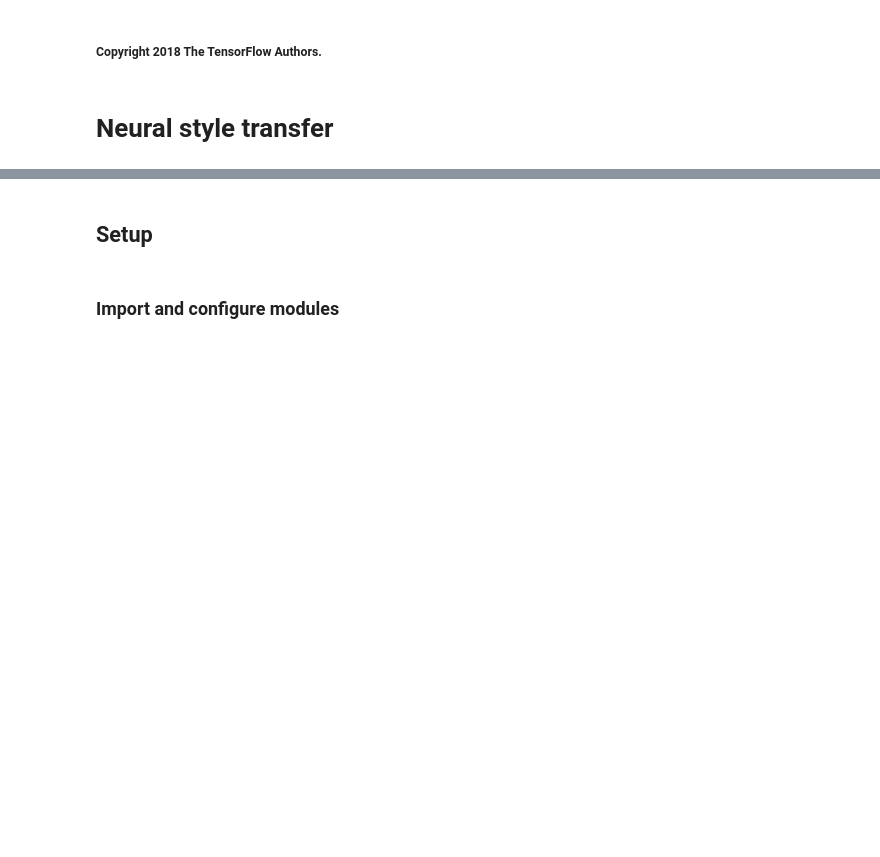
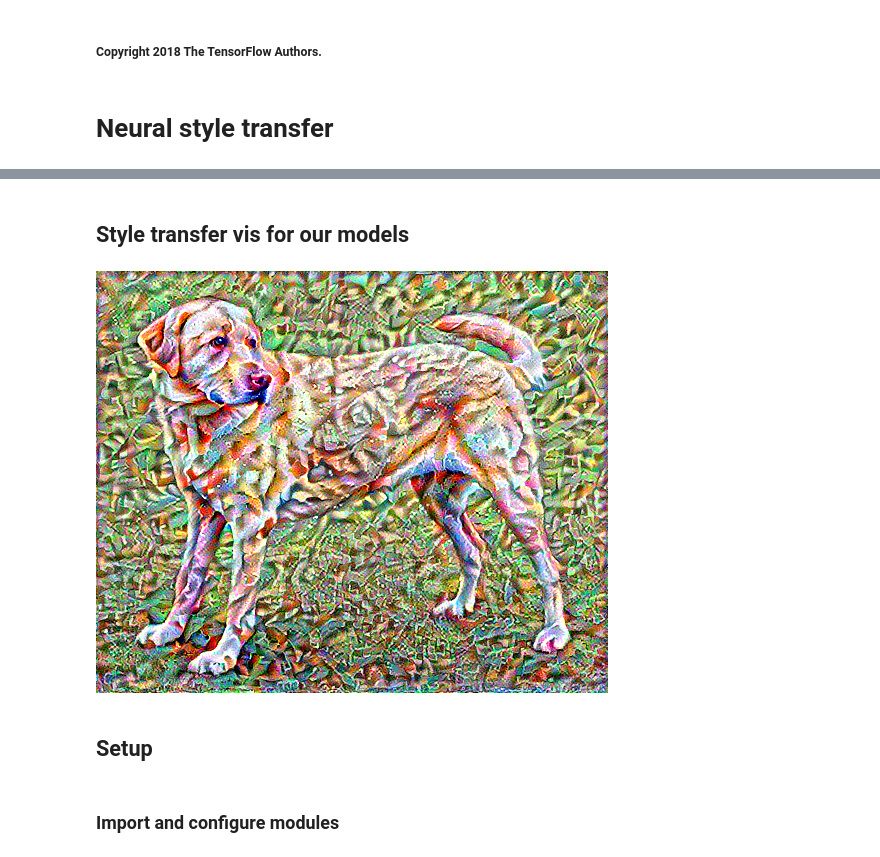
Before and after one commit to mwalmsley/stylish, a Jupyter notebook: offline/style_transfer.ipynb, the cells around one changed output, grey strips where cells are left out. Saved outputs shown, nothing was run; the diff lists cells and outputs as text; code cells hidden in the pictures; blank space fills up the shorter version.

```diff
--- a/offline/style_transfer.ipynb
+++ b/offline/style_transfer.ipynb
@@ -53,3 +32,10 @@ Now how would it look like if Kandinsky decided to paint the picture of this Dog
+# %% [markdown]
+## Style transfer vis for our models
+# %%
+from IPython.display import Image
+Image("/images/stylized-image.png")
+# %% [output]
+[figure, added]
 # %% [markdown]
 ## Setup
 # %% [markdown]
```
Also changed, not shown: parts of 2 cells of this notebook, 1 other file.
